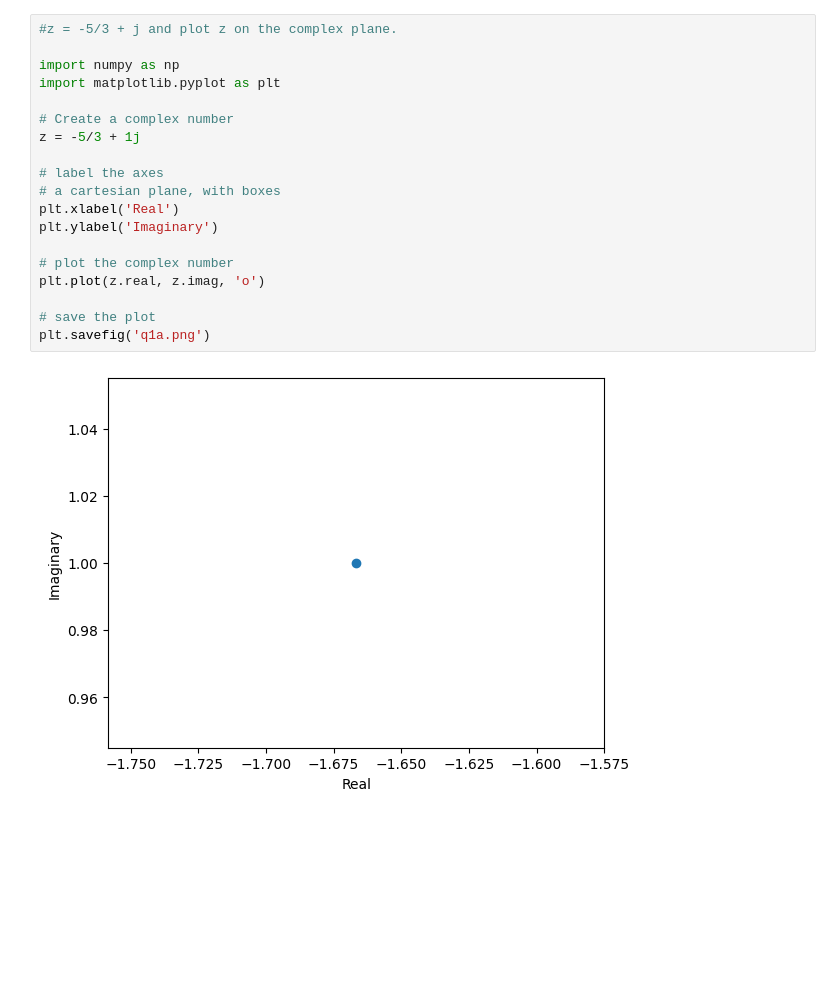
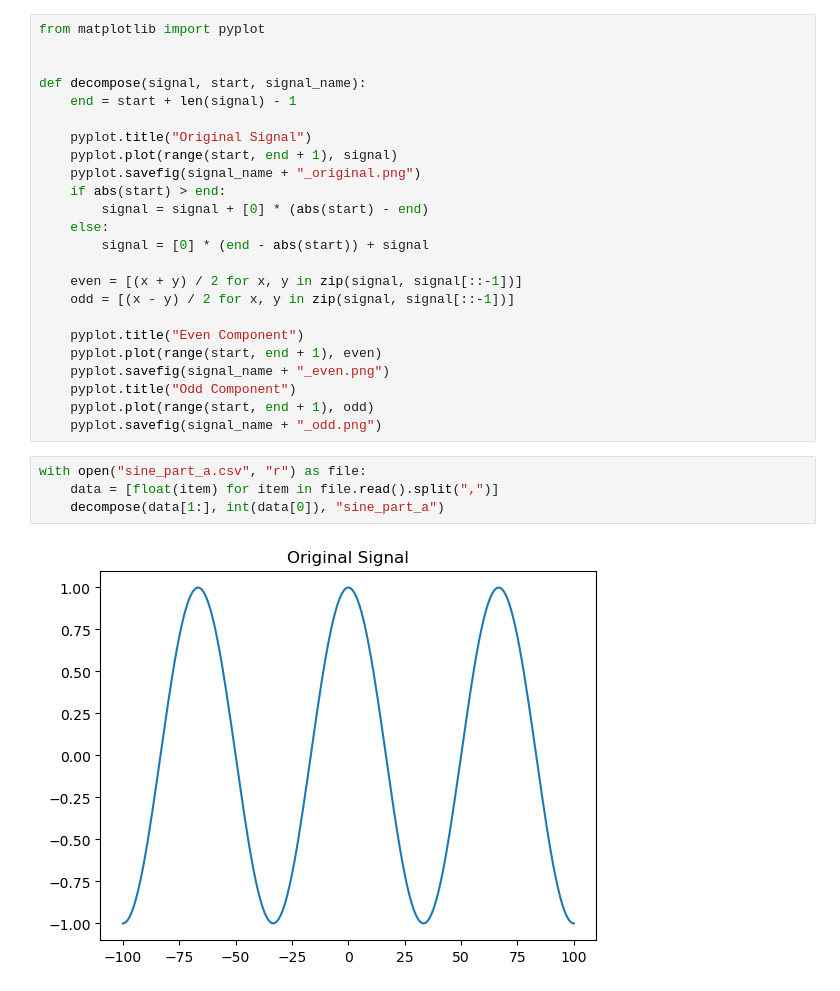
Before and after one commit to gecitemre/s6-group-projects, a Jupyter notebook: ceng384/hw1/hw1.ipynb, the cells around one changed output. Saved outputs shown, nothing was run; the diff lists cells and outputs as text; blank space fills up the shorter version.

```diff
--- a/ceng384/hw1/hw1.ipynb
+++ b/ceng384/hw1/hw1.ipynb
@@ -1,21 +1,30 @@
-# %%
-#z = -5/3 + j and plot z on the complex plane.
-
-import numpy as np
-import matplotlib.pyplot as plt
-
-# Create a complex number
-z = -5/3 + 1j
-
-# label the axes
-# a cartesian plane, with boxes
-plt.xlabel('Real')
-plt.ylabel('Imaginary')
-
-# plot the complex number
-plt.plot(z.real, z.imag, 'o')
-
-# save the plot
-plt.savefig('q1a.png')
-# %% [output]
-[figure, removed]
+# %%
+from matplotlib import pyplot
+
+
+def decompose(signal, start, signal_name):
+    end = start + len(signal) - 1
+
+    pyplot.title("Original Signal")
+    pyplot.plot(range(start, end + 1), signal)
+    pyplot.savefig(signal_name + "_original.png")
+    if abs(start) > end:
+        signal = signal + [0] * (abs(start) - end)
+    else:
+        signal = [0] * (end - abs(start)) + signal
+
+    even = [(x + y) / 2 for x, y in zip(signal, signal[::-1])]
+    odd = [(x - y) / 2 for x, y in zip(signal, signal[::-1])]
+
+    pyplot.title("Even Component")
+    pyplot.plot(range(start, end + 1), even)
+    pyplot.savefig(signal_name + "_even.png")
+    pyplot.title("Odd Component")
+    pyplot.plot(range(start, end + 1), odd)
+    pyplot.savefig(signal_name + "_odd.png")
+# %%
+with open("sine_part_a.csv", "r") as file:
+    data = [float(item) for item in file.read().split(",")]
+    decompose(data[1:], int(data[0]), "sine_part_a")
+# %% [output]
+[figure, added]
```
Also changed, not shown: parts of 2 cells of this notebook, 11 other files.
